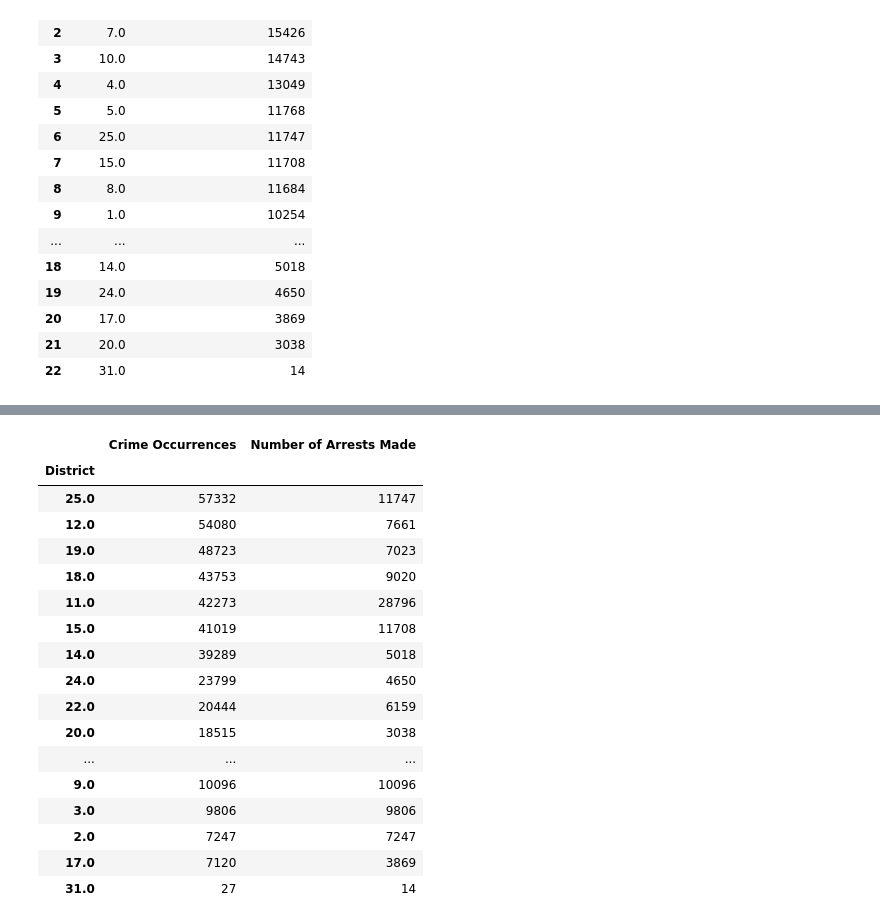
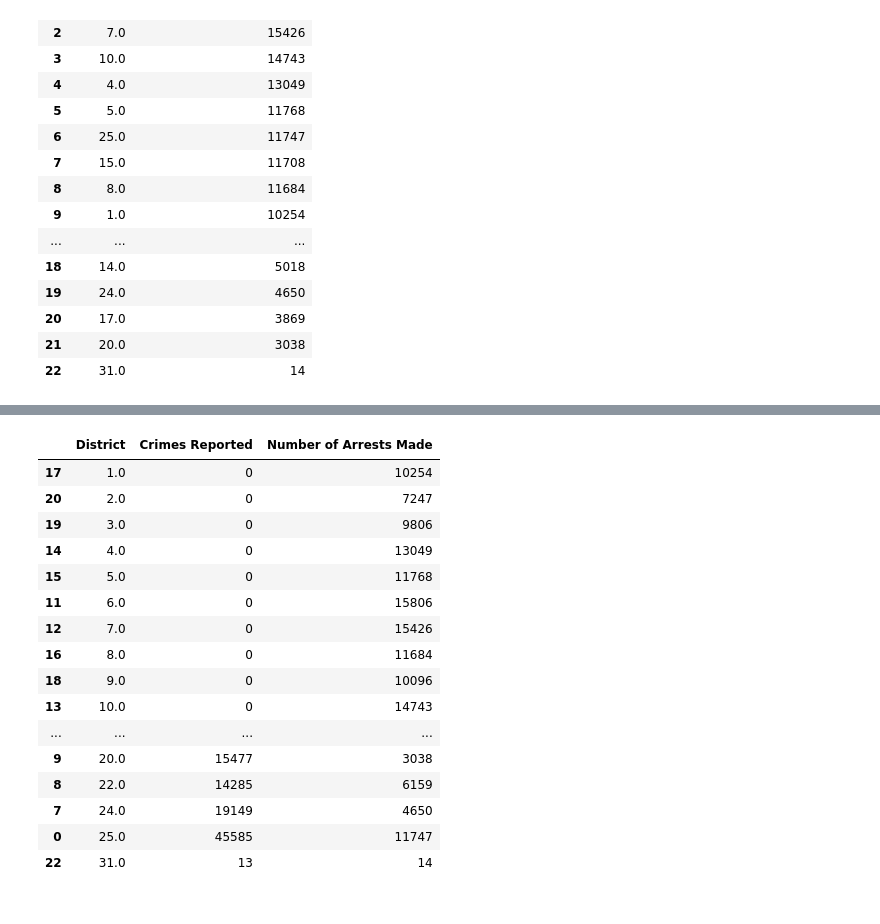
Before and after one commit to jdmandras/Project-1, a Jupyter notebook: Question1.ipynb, the cells around one changed output, grey strips where cells are left out. Drawn from its saved outputs; the diff is of its cells as text; code cells hidden in the pictures.

```diff
--- a/Question1.ipynb
+++ b/Question1.ipynb
@@ -79,26 +79,28 @@ district_counts
 | 20 | 2.0 | 7247 |
 | 21 | 17.0 | 7120 |
 | 22 | 31.0 | 27 |
-# %%
-District_df = district_counts.merge(arrest_counts)
-District_df = District_df.set_index("District")
-District_df
-# %% [output]
-|  | Crime Occurrences | Number of Arrests Made |
-| District |  |  |
-| 25.0 | 57332 | 11747 |
-| 12.0 | 54080 | 7661 |
-| 19.0 | 48723 | 7023 |
-| 18.0 | 43753 | 9020 |
-| 11.0 | 42273 | 28796 |
-| 15.0 | 41019 | 11708 |
-| 14.0 | 39289 | 5018 |
-| 24.0 | 23799 | 4650 |
-| 22.0 | 20444 | 6159 |
-| 20.0 | 18515 | 3038 |
-| ... | ... | ... |
-| 9.0 | 10096 | 10096 |
-| 3.0 | 9806 | 9806 |
-| 2.0 | 7247 | 7247 |
-| 17.0 | 7120 | 3869 |
-| 31.0 | 27 | 14 |
+# %%
+District_df = district_counts.merge(arrest_counts)
+#District_df = District_df.set_index("District")
+District_df = District_df.sort_values(by ="District", ascending = True)
+District_df["Crimes Reported"]= District_df["Number of Crime Occurrences"]-District_df["Number of Arrests Made"]
+District_df = District_df[["District","Crimes Reported","Number of Arrests Made"]]
+District_df
+# %% [output]
+|  | District | Crimes Reported | Number of Arrests Made |
+| 17 | 1.0 | 0 | 10254 |
+| 20 | 2.0 | 0 | 7247 |
+| 19 | 3.0 | 0 | 9806 |
+| 14 | 4.0 | 0 | 13049 |
+| 15 | 5.0 | 0 | 11768 |
+| 11 | 6.0 | 0 | 15806 |
+| 12 | 7.0 | 0 | 15426 |
+| 16 | 8.0 | 0 | 11684 |
+| 18 | 9.0 | 0 | 10096 |
+| 13 | 10.0 | 0 | 14743 |
+| ... | ... | ... | ... |
+| 9 | 20.0 | 15477 | 3038 |
+| 8 | 22.0 | 14285 | 6159 |
+| 7 | 24.0 | 19149 | 4650 |
+| 0 | 25.0 | 45585 | 11747 |
+| 22 | 31.0 | 13 | 14 |
```
Also changed, not shown: parts of 4 cells of this notebook.
